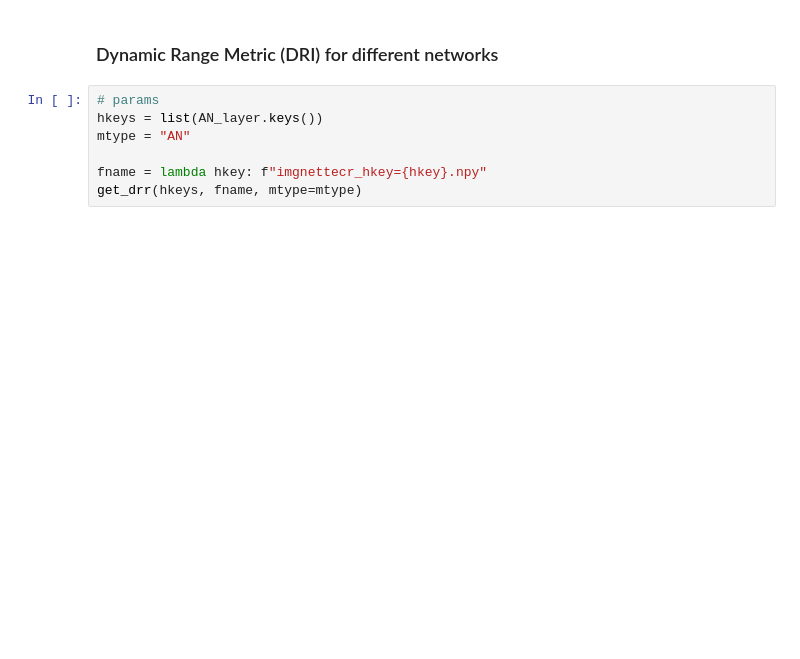
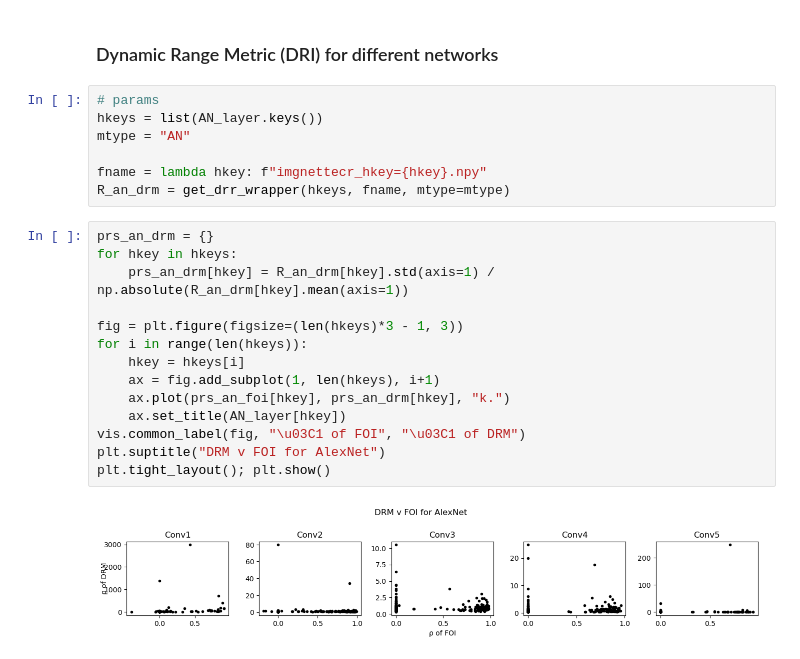
Before and after one commit to L24358/artiphisiology, a Jupyter notebook: main/reports/20230513_summary.ipynb, the cells around one changed output. Cells and saved outputs as stored; diff of their text form; blank space fills up the shorter version.

```diff
--- a/main/reports/20230513_summary.ipynb
+++ b/main/reports/20230513_summary.ipynb
@@ -274,4 +287,20 @@ hkeys = list(AN_layer.keys())
 mtype = "AN"
 
 fname = lambda hkey: f"imgnettecr_hkey={hkey}.npy"
-get_drr(hkeys, fname, mtype=mtype)
+R_an_drm = get_drr_wrapper(hkeys, fname, mtype=mtype)
+# %%
+prs_an_drm = {}
+for hkey in hkeys:
+    prs_an_drm[hkey] = R_an_drm[hkey].std(axis=1) / np.absolute(R_an_drm[hkey].mean(axis=1))
+
+fig = plt.figure(figsize=(len(hkeys)*3 - 1, 3))
+for i in range(len(hkeys)):
+    hkey = hkeys[i]
+    ax = fig.add_subplot(1, len(hkeys), i+1)
+    ax.plot(prs_an_foi[hkey], prs_an_drm[hkey], "k.")
+    ax.set_title(AN_layer[hkey])
+vis.common_label(fig, "\u03C1 of FOI", "\u03C1 of DRM")
+plt.suptitle("DRM v FOI for AlexNet")
+plt.tight_layout(); plt.show()
+# %% [output]
+[figure, added]
```
Also changed, not shown: parts of 13 cells of this notebook, 1 other file.
